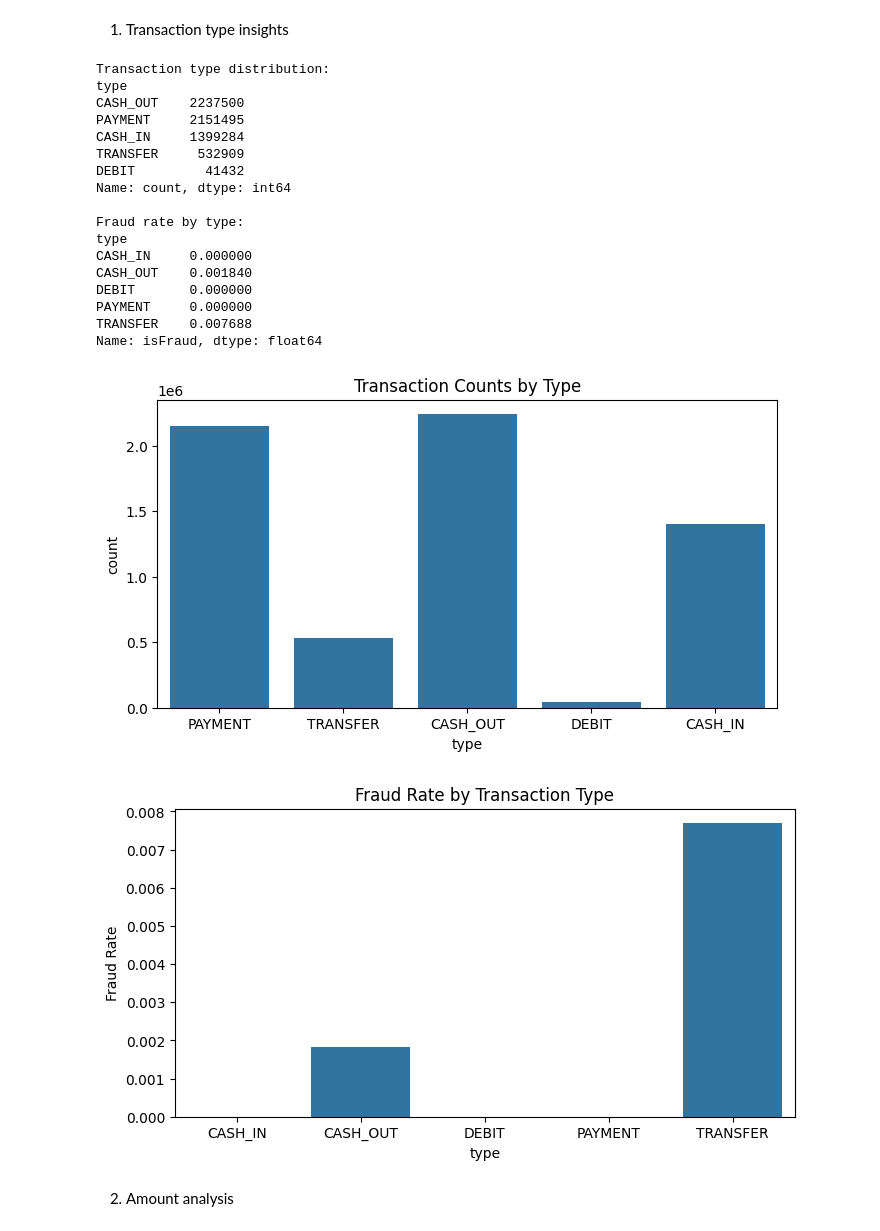
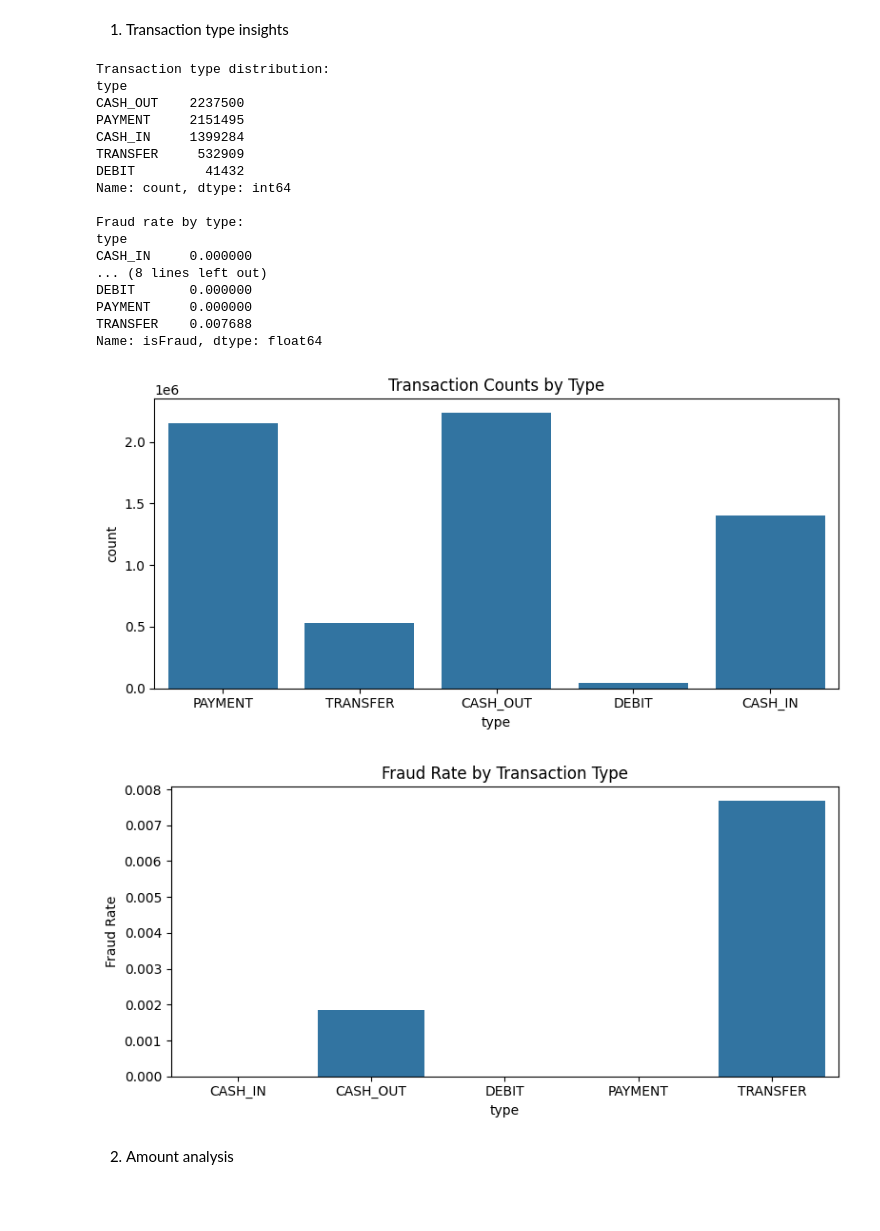
Before and after one commit to jl5045/DSA4263, a Jupyter notebook: notebooks/0_EDA.ipynb, the cells around one changed output. Saved outputs shown, nothing was run; the diff lists cells and outputs as text; code cells hidden in the pictures; blank space fills up the shorter version.

Commit message:
chore: added missing plot saves and feature engineering hypotheses

```diff
--- a/notebooks/0_EDA.ipynb
+++ b/notebooks/0_EDA.ipynb
@@ -151,36 +153,42 @@ print("\nFraud rate by type:")
 print(df.groupby('type')['isFraud'].mean())
 
 plt.figure(figsize=(8,4))
 sns.countplot(x='type', data=df)
 plt.title("Transaction Counts by Type")
+plt.tight_layout()
+# Save to plots directory
+plt.savefig('../plots/eda_transaction_type_counts.png')
 plt.show()
 
 plt.figure(figsize=(8,4))
 fraud_rate_by_type = df.groupby('type')['isFraud'].mean()
 sns.barplot(x=fraud_rate_by_type.index, y=fraud_rate_by_type.values)
 plt.title("Fraud Rate by Transaction Type")
 plt.ylabel("Fraud Rate")
+plt.tight_layout()
+# Save to plots directory
+plt.savefig('../plots/eda_fraud_rate_by_transaction_type.png')
 plt.show()
 # %% [output]
 Transaction type distribution:
 type
 CASH_OUT    2237500
 PAYMENT     2151495
 CASH_IN     1399284
 TRANSFER     532909
 DEBIT         41432
 Name: count, dtype: int64
 
 Fraud rate by type:
 type
 CASH_IN     0.000000
-CASH_OUT    0.001840
+... (8 lines left out)
 DEBIT       0.000000
 PAYMENT     0.000000
 TRANSFER    0.007688
 Name: isFraud, dtype: float64
-[figure, old version]
+[figure, new version]
-[figure, old version]
+[figure, new version]
 # %% [markdown]
 2. Amount analysis
 # %%
```
Also changed, not shown: parts of 7 cells of this notebook, 16 other files.
